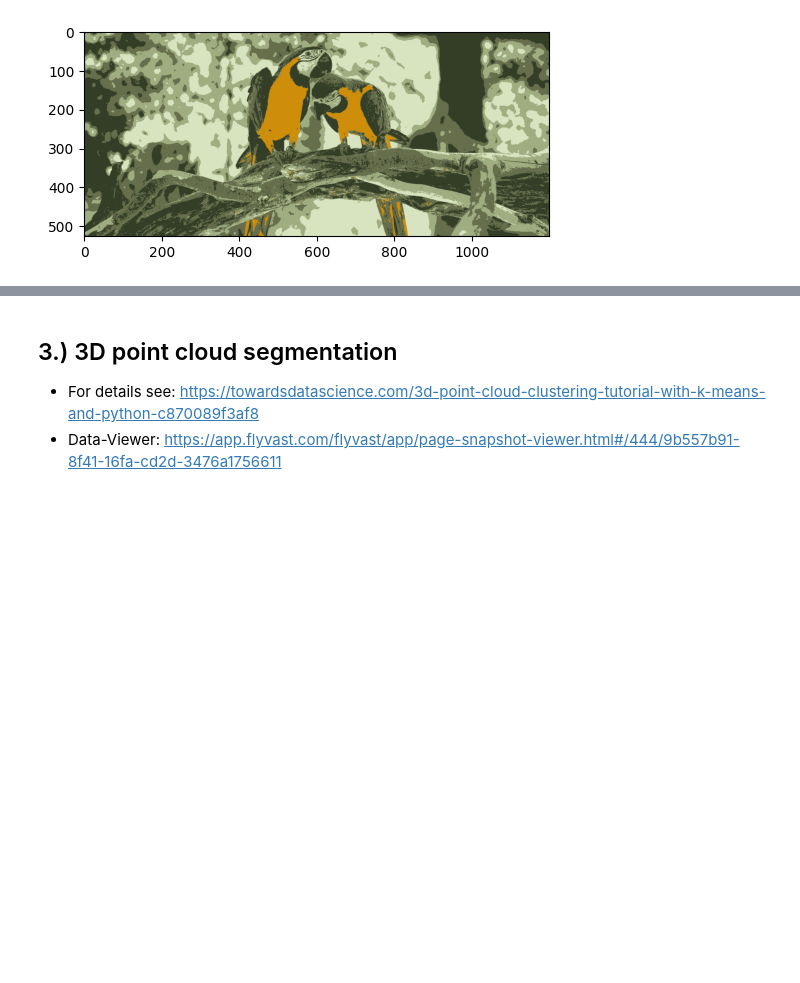
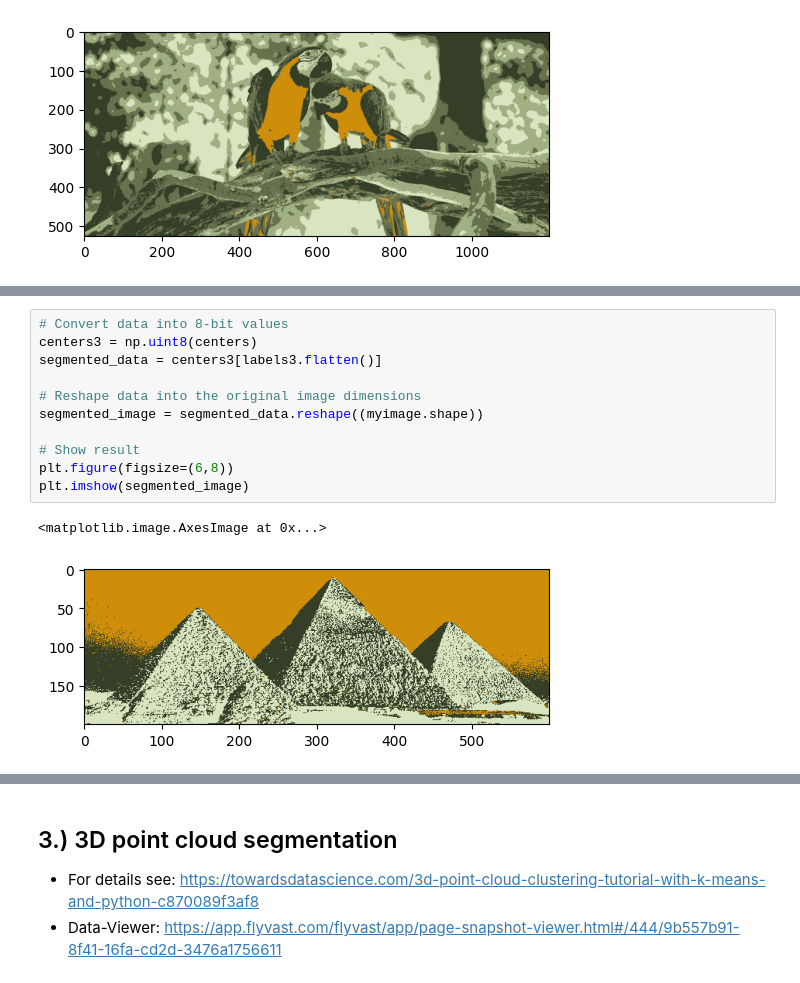
Before and after one commit to kaisest1/data_analytics, a Jupyter notebook: Week_10/k-means_clustering.ipynb, the cells around one changed output, grey strips where cells are left out. Drawn from its saved outputs; the diff is of its cells as text; blank space fills up the shorter version.

```diff
--- a/Week_10/k-means_clustering.ipynb
+++ b/Week_10/k-means_clustering.ipynb
@@ -407,0 +441,14 @@ plt.imshow(segmented_image)
+# %%
+# Convert data into 8-bit values
+centers3 = np.uint8(centers)
+segmented_data = centers3[labels3.flatten()]
+
+# Reshape data into the original image dimensions
+segmented_image = segmented_data.reshape((myimage.shape))
+
+# Show result
+plt.figure(figsize=(6,8))
+plt.imshow(segmented_image)
+# %% [output]
+<matplotlib.image.AxesImage at 0x...>
+[figure, added]
```
Also changed, not shown: parts of 22 cells of this notebook.
